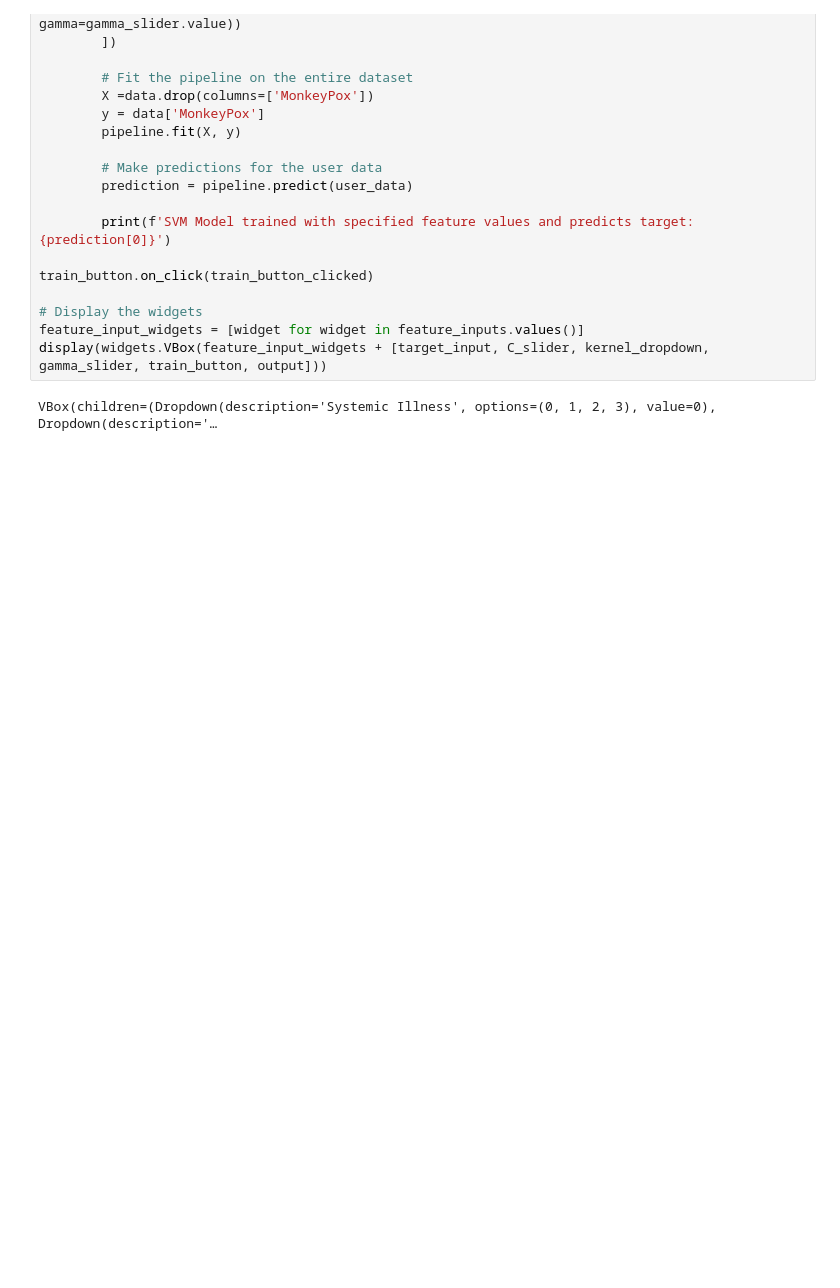
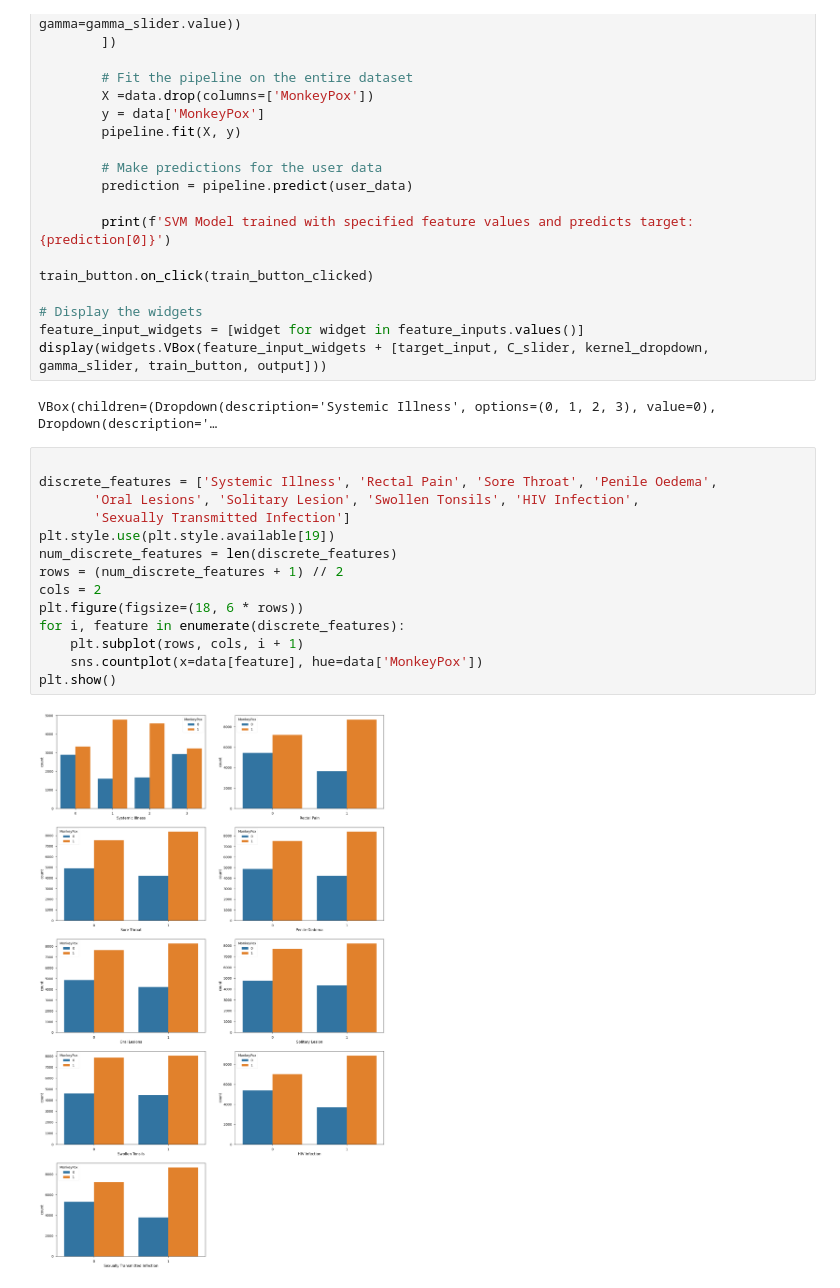
Before and after one commit to LAGISHETTYNANDITHA/2203A52097, a Jupyter notebook: Monkeypox.ipynb, the cells around one changed output. Drawn from its saved outputs; the diff is of its cells as text; blank space fills up the shorter version.

```diff
--- a/Monkeypox.ipynb
+++ b/Monkeypox.ipynb
@@ -593,3 +608,19 @@ feature_input_widgets = [widget for widget in feature_inputs.values()]
 display(widgets.VBox(feature_input_widgets + [target_input, C_slider, kernel_dropdown, gamma_slider, train_button, output]))
 # %% [output]
 VBox(children=(Dropdown(description='Systemic Illness', options=(0, 1, 2, 3), value=0), Dropdown(description='…
+# %%
+
+discrete_features = ['Systemic Illness', 'Rectal Pain', 'Sore Throat', 'Penile Oedema',
+       'Oral Lesions', 'Solitary Lesion', 'Swollen Tonsils', 'HIV Infection',
+       'Sexually Transmitted Infection']
+plt.style.use(plt.style.available[19])
+num_discrete_features = len(discrete_features)
+rows = (num_discrete_features + 1) // 2
+cols = 2
+plt.figure(figsize=(18, 6 * rows))
+for i, feature in enumerate(discrete_features):
+    plt.subplot(rows, cols, i + 1)
+    sns.countplot(x=data[feature], hue=data['MonkeyPox'])
+plt.show()
+# %% [output]
+[figure, added]
```
Also changed, not shown: parts of 2 cells of this notebook.
